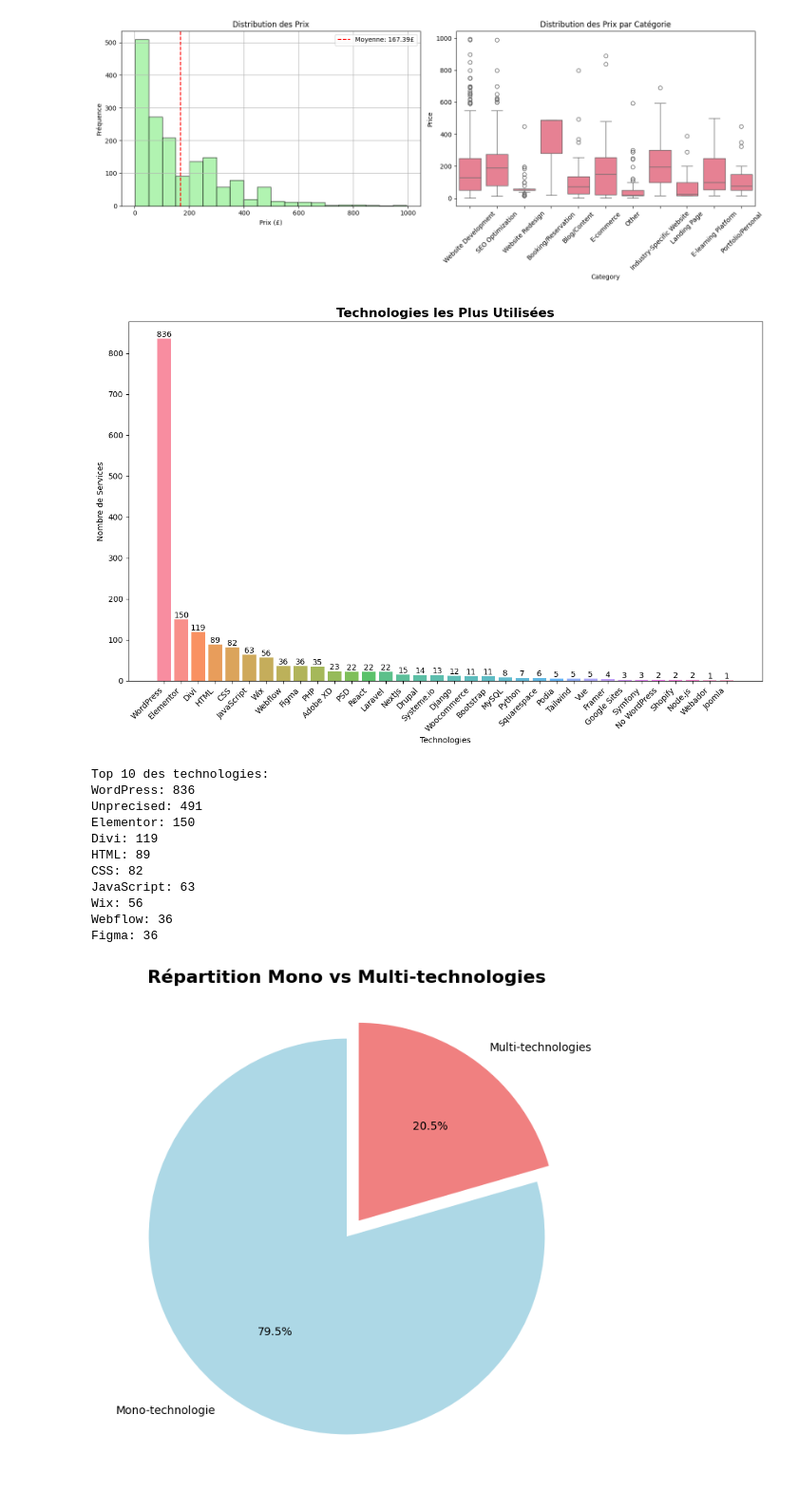
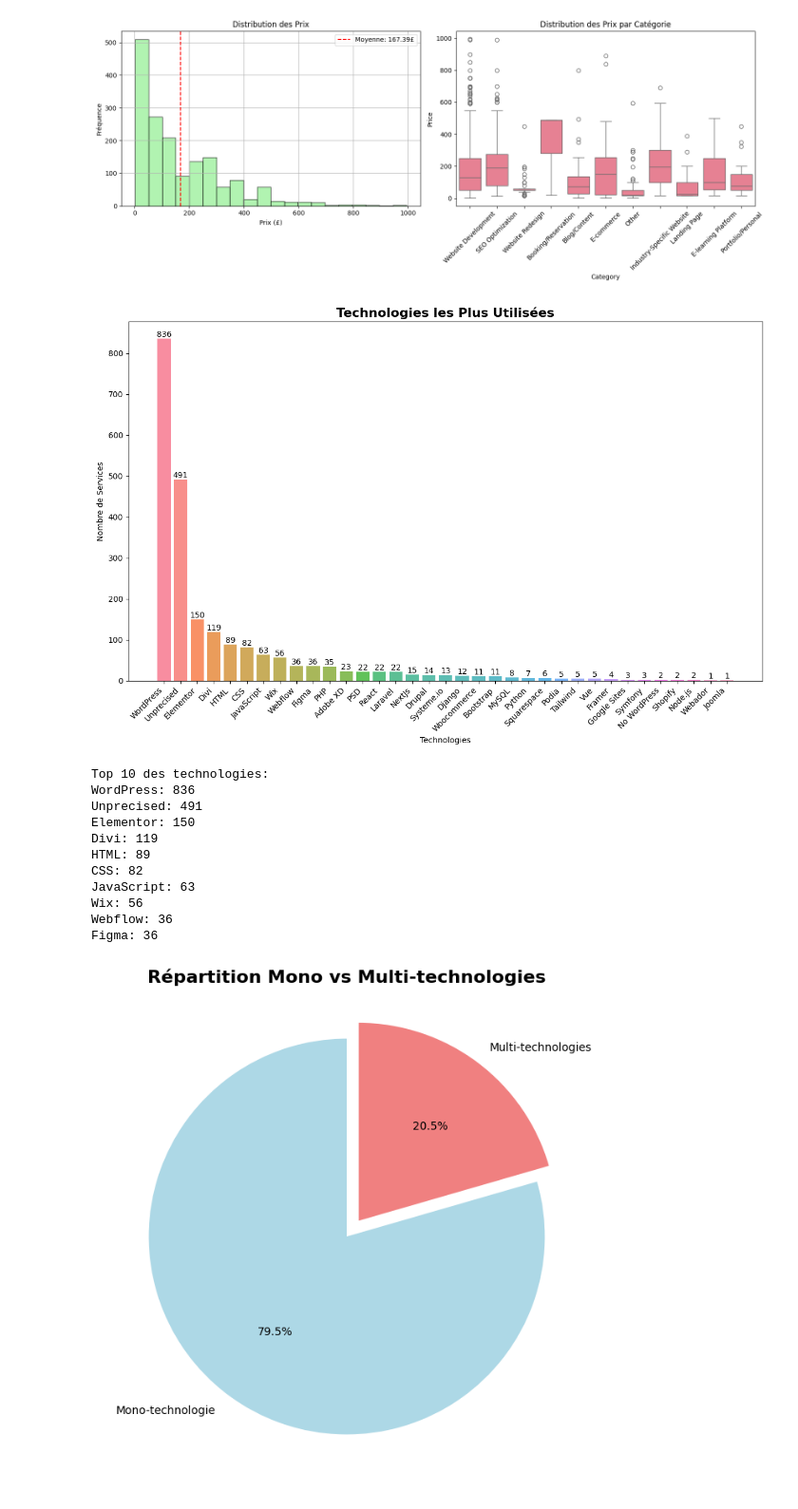
Before and after one commit to AinaRazafinjato/comeup-market-analysis, a Jupyter notebook: notebook/visualization/site_vitrine/vizu.ipynb, the cells around one changed output. Shown at 95% size. Cells and saved outputs as stored; diff of their text form; code cells hidden in the pictures.

```diff
--- a/notebook/visualization/site_vitrine/vizu.ipynb
+++ b/notebook/visualization/site_vitrine/vizu.ipynb
@@ -75,7 +75,9 @@ plt.style.use('default')
 sns.set_palette("husl")
 
 # Chargement des données
-df = pd.read_csv('../../../data/processed/comeup-site-vitrine-cleaned.csv')
+data_processed_dir = "../../../data/raw/"
+site_vitrine_processed_dir = data_processed_dir + 'site-vitrine/'
+df = pd.read_csv(site_vitrine_processed_dir + 'comeup-cleaned.csv')
 
 # Conversion de la colonne Techno_List (string vers liste)
 df['Techno_List'] = df['Techno_List'].apply(literal_eval)
@@ -157,35 +159,37 @@ plt.show()
 # %%
 # Comptage des technologies
 from collections import Counter
 all_technologies = [tech for tech_list in df['Techno_List'] for tech in tech_list]
 tech_counts = Counter(all_technologies)
 
 # Graphique des technologies les plus utilisées
 plt.figure(figsize=(12, 8))
 tech_df = pd.DataFrame(tech_counts.most_common(), columns=['Technology', 'Count'])
-tech_df = tech_df[tech_df['Technology'] != 'Unprecised']  # Exclure "Unprecised"
+
+# Inclure "Unprecised"
+# tech_df = tech_df[tech_df['Technology'] != 'Unprecised']  # Exclure "Unprecised"
 
 colors = sns.color_palette("husl", len(tech_df))
 bars = plt.bar(tech_df['Technology'], tech_df['Count'], color=colors, alpha=0.8)
 plt.title('Technologies les Plus Utilisées', fontsize=16, fontweight='bold')
 plt.xlabel('Technologies')
 plt.ylabel('Nombre de Services')
 plt.xticks(rotation=45, ha='right')
 
 # Ajouter les valeurs sur les barres
 for bar in bars:
     height = bar.get_height()
     plt.text(bar.get_x() + bar.get_width()/2., height + 0.1,
              f'{int(height)}', ha='center', va='bottom')
 
 plt.tight_layout()
 plt.show()
 
 print("Top 10 des technologies:")
 for tech, count in tech_counts.most_common(10):
     print(f"{tech}: {count}")
 # %% [output]
-[figure, old version]
+[figure, new version]
 Top 10 des technologies:
 WordPress: 836
 Unprecised: 491
```
Also changed, not shown: parts of 2 cells of this notebook, 7 other files.
